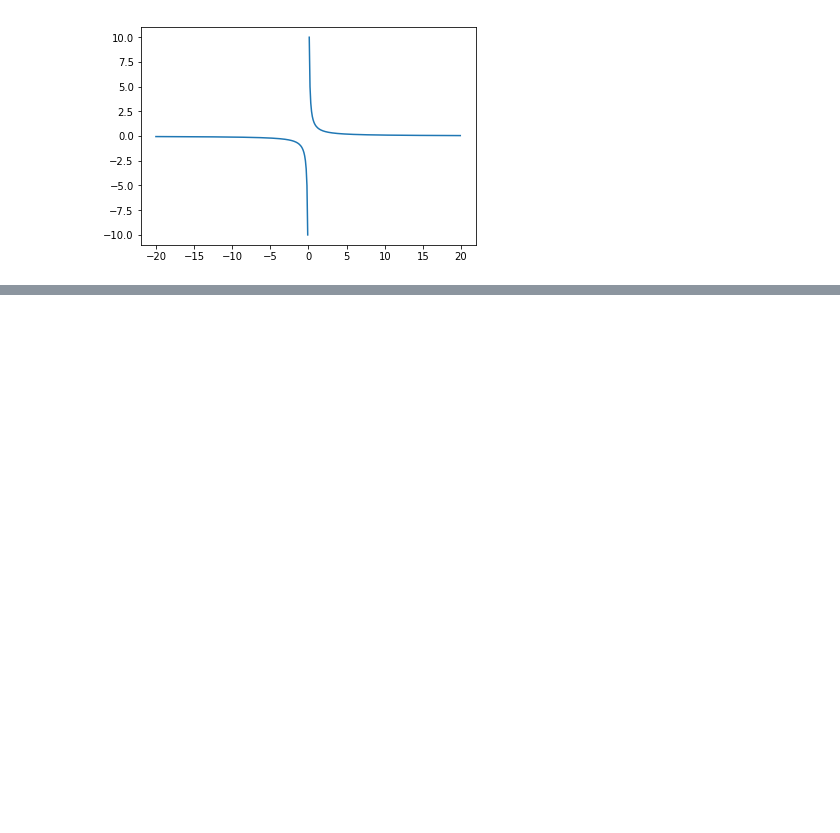
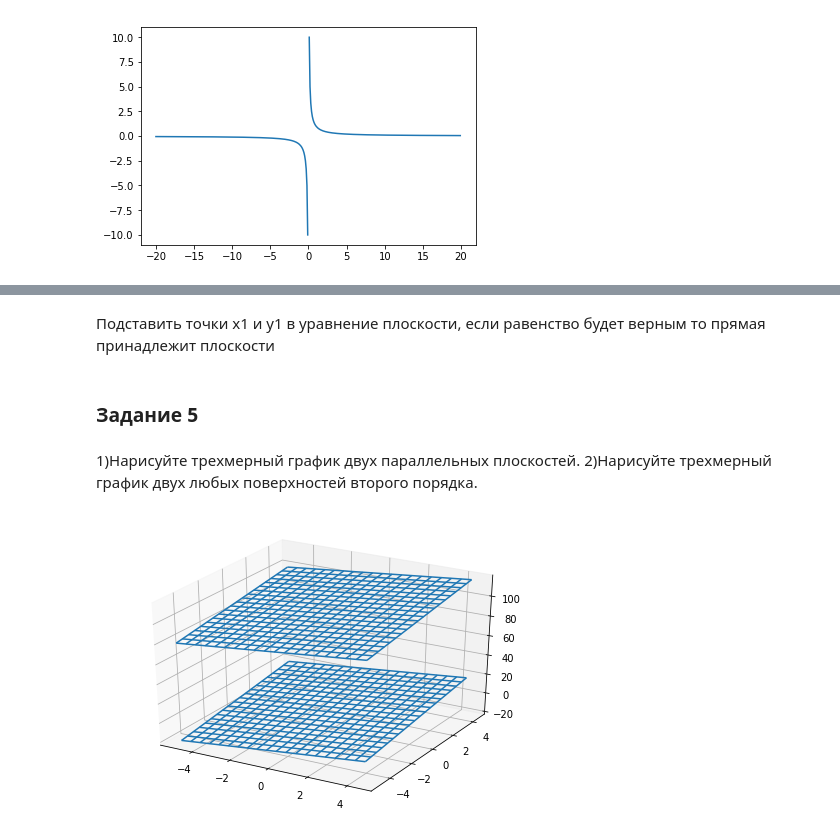
Before and after one commit to superpavelka/introduction-to-higher-mathematics, a Jupyter notebook: Task3/Task3.ipynb, the cells around one changed output, grey strips where cells are left out. Drawn from its saved outputs; the diff is of its cells as text; code cells hidden in the pictures; blank space fills up the shorter version.

```diff
--- a/Task3/Task3.ipynb
+++ b/Task3/Task3.ipynb
@@ -95,0 +143,20 @@ plt.show()
+# %% [markdown]
+Подставить точки x1 и y1 в уравнение плоскости, если равенство будет верным  то прямая принадлежит плоскости
+# %% [markdown]
+### Задание 5
+# %% [markdown]
+1)Нарисуйте трехмерный график двух параллельных плоскостей.
+2)Нарисуйте трехмерный график двух любых поверхностей второго порядка.
+# %%
+fig = figure()
+ax = Axes3D(fig)
+X = np.arange(-5,5,0.5)
+Y = np.arange(-5,5,0.5)
+X,Y = np.meshgrid(X,Y)
+Z = (2*X + 2*Y) + 100
+Z2 = (2*X + 2*Y)
+ax.plot_wireframe(X,Y,Z)
+ax.plot_wireframe(X,Y,Z2)
+show()
+# %% [output]
+[figure, added]
```
Also changed, not shown: parts of 32 cells of this notebook.
